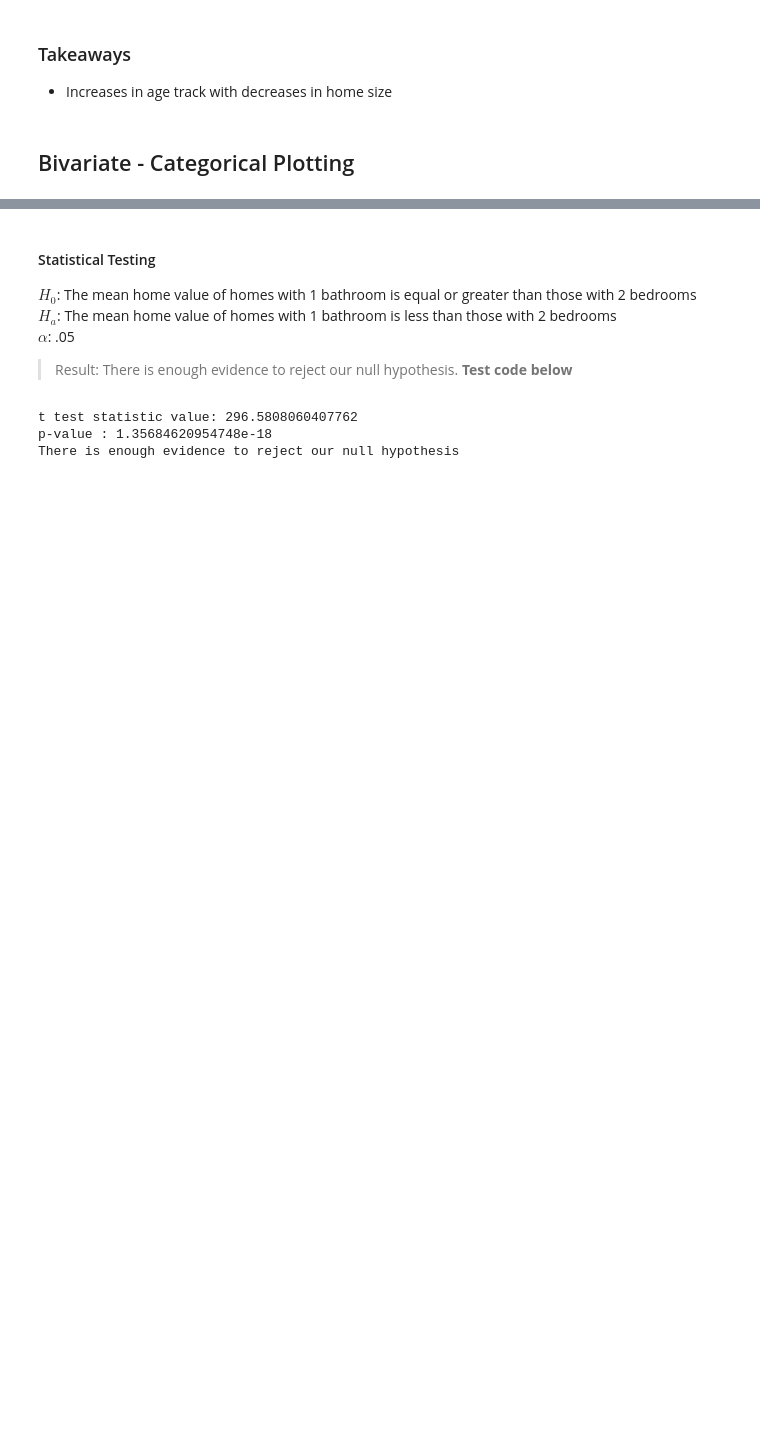
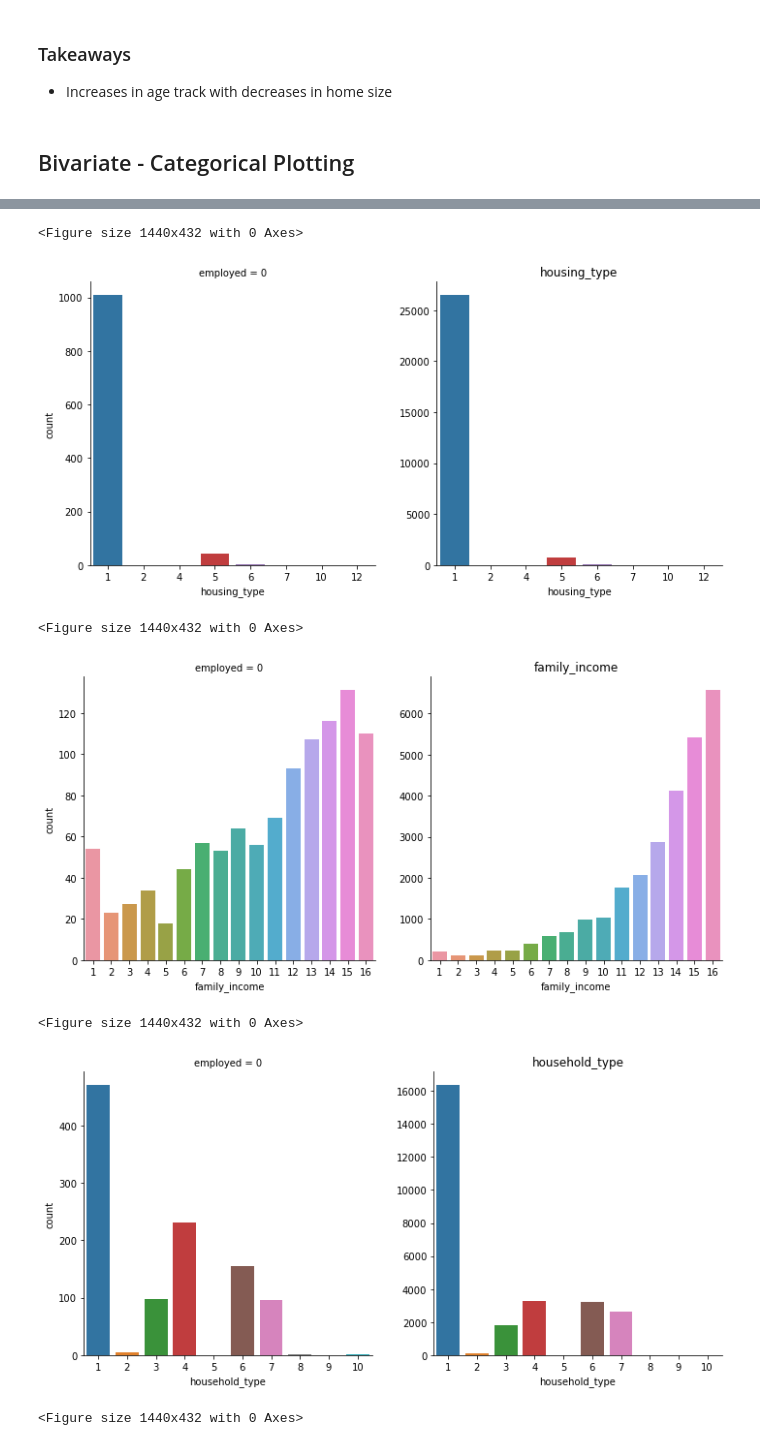
Before and after one commit to joshua-shorterivey/unemployment_project, a Jupyter notebook: explore.ipynb, the cells around one changed output, grey strips where cells are left out. Cells and saved outputs as stored; diff of their text form; code cells hidden in the pictures; blank space fills up the shorter version.

```diff
--- a/explore.ipynb
+++ b/explore.ipynb
@@ -420,17 +154,0 @@ for county in ['LA County', 'Orange County', 'Ventura County']:
-# %%
-alpha = .05
-for col in ['home_age', 'est_tax_rate', 'area']:
-    r, p = pearsonr(train[col], train.home_value)
-    if p > alpha:
-        result = 'Fail to reject the null hypothesis, because our p-value is greater than our alpha.'
-    else:
-        result = 'There is enough evidence to reject our null hypothesis'
-
-    print(f"""
-    H_0: There is no relationship between median home value and {col}
-    H_a: There is a relationship between median home value and {col}
-    alpha: .05
-    Pearson r value: {r}
-    p-value : {p}
-    {result}
-    -----""")
@@ -455,20 +154,0 @@ for col in ['home_age', 'est_tax_rate', 'area']:
-# %%
-# area has a high correlation with property value
-alpha = .05
-for county in ['LA County', 'Orange County', 'Ventura County']:
-    print(f'In {county}:')
-    for col in ['home_age', 'est_tax_rate', 'area']:
-        r, p = pearsonr(train[train.county == county][col], train[train.county == county].home_value)
-        if p > alpha:
-            result = 'Fail to reject the null hypothesis, because our p-value is greater than our alpha.'
-        else:
-            result = 'There is enough evidence to reject our null hypothesis'
-
-        print(f"""
-        H_0: There is no relationship between median home value and {col}
-        H_a: There is a relationship between median home value and {col}
-        alpha: .05
-        Pearson r value: {r}
-        p-value : {p}
-        {result}
-        -----""")
@@ -591,22 +155,15 @@ sns.histplot(two_bedrooms);
-# %% [markdown]
-#### Statistical Testing
-${H_0}$: The mean home value of homes with 1 bathroom is equal or greater than those with 2 bedrooms
-${H_a}$: The mean home value of homes with 1 bathroom is less than those with 2 bedrooms
-${\alpha}$: .05
-
-> Result: There is enough evidence to reject our null hypothesis. **Test code below**
-# %%
-alpha = .05
-t, p = ttest_ind(one_bathroom, two_bedrooms, equal_var=False)
-
-print (f't test statistic value: {f}')
-print (f'p-value : {p}')
-
-if p > alpha:
-    print(f'Fail to reject the null hypothesis, because our p-value is greater than our alpha.')
-else:
-    print(f'There is enough evidence to reject our null hypothesis')
-# %% [output]
-t test statistic value: 296.5808060407762
-p-value : 1.35684620954748e-18
-There is enough evidence to reject our null hypothesis
+# %%
+for col in train[categorical_cols]:
+    plt.figure(figsize=(20,6))
+    sns.catplot(data=train, x=col, col='employed', kind='count', sharey=False)
+    #plt.axhline(y=train.employed.mean(), color='red', linestyle='dashed', label='Employement Percentage')
+    plt.title(col)
+    plt.show()
+# %% [output]
+<Figure size 1440x432 with 0 Axes>
+[figure, added]
+<Figure size 1440x432 with 0 Axes>
+[figure, added]
+<Figure size 1440x432 with 0 Axes>
+[figure, added]
+<Figure size 1440x432 with 0 Axes>
```
Also changed, not shown: parts of 87 cells of this notebook, 3 other files.
